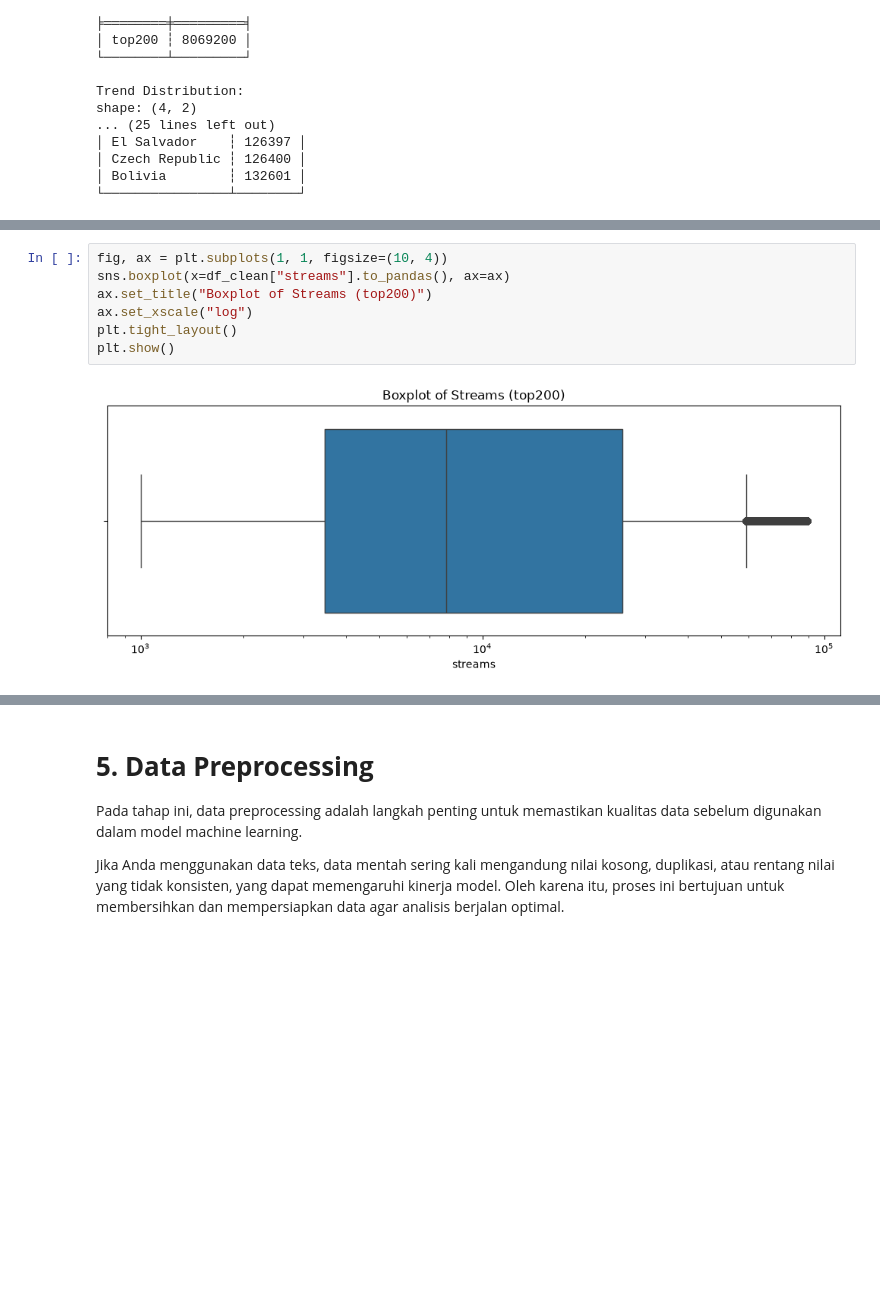
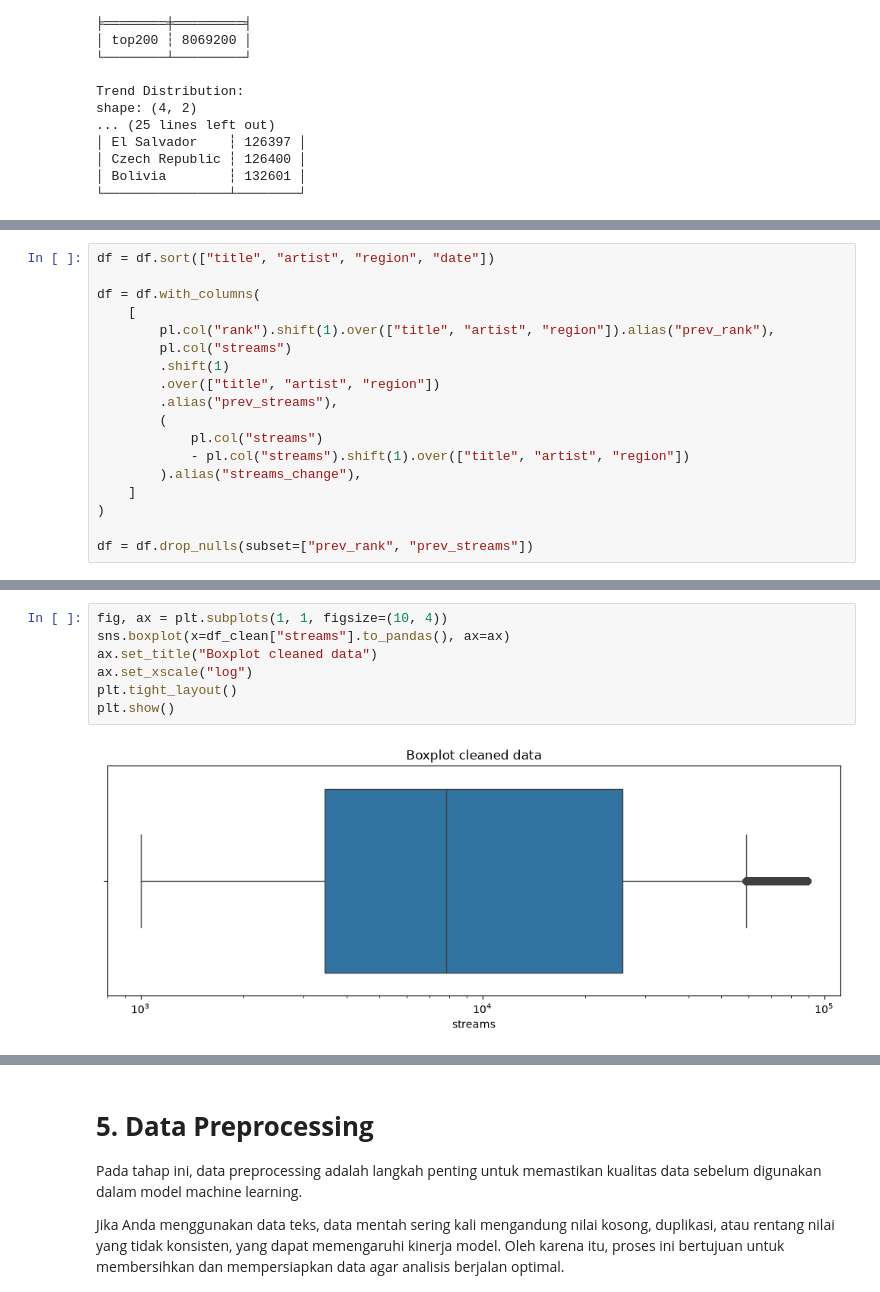
Before and after one commit to Aldi-H/spotify-chart-mlops, a Jupyter notebook: notebooks/spotify_chart_mlops.ipynb, the cells around one changed output, grey strips where cells are left out. Saved outputs shown, nothing was run; the diff lists cells and outputs as text; blank space fills up the shorter version.

```diff
--- a/notebooks/spotify_chart_mlops.ipynb
+++ b/notebooks/spotify_chart_mlops.ipynb
@@ -217 +190,19 @@ shape: (4, 2)
+# %%
+df = df.sort(["title", "artist", "region", "date"])
+
+df = df.with_columns(
+    [
+        pl.col("rank").shift(1).over(["title", "artist", "region"]).alias("prev_rank"),
+        pl.col("streams")
+        .shift(1)
+        .over(["title", "artist", "region"])
+        .alias("prev_streams"),
+        (
+            pl.col("streams")
+            - pl.col("streams").shift(1).over(["title", "artist", "region"])
+        ).alias("streams_change"),
+    ]
+)
+
+df = df.drop_nulls(subset=["prev_rank", "prev_streams"])
 # %%
@@ -247,12 +238,12 @@ Removed: 907,834
 # %%
 fig, ax = plt.subplots(1, 1, figsize=(10, 4))
 sns.boxplot(x=df_clean["streams"].to_pandas(), ax=ax)
-ax.set_title("Boxplot of Streams (top200)")
+ax.set_title("Boxplot cleaned data")
 ax.set_xscale("log")
 plt.tight_layout()
 plt.show()
 # %% [output]
-[figure, old version]
+[figure, new version]
 # %%
 fig, ax = plt.subplots(figsize=(8, 4))
 trend_counts = df_clean["trend"].value_counts().to_pandas()
```
Also changed, not shown: parts of 12 cells of this notebook.
